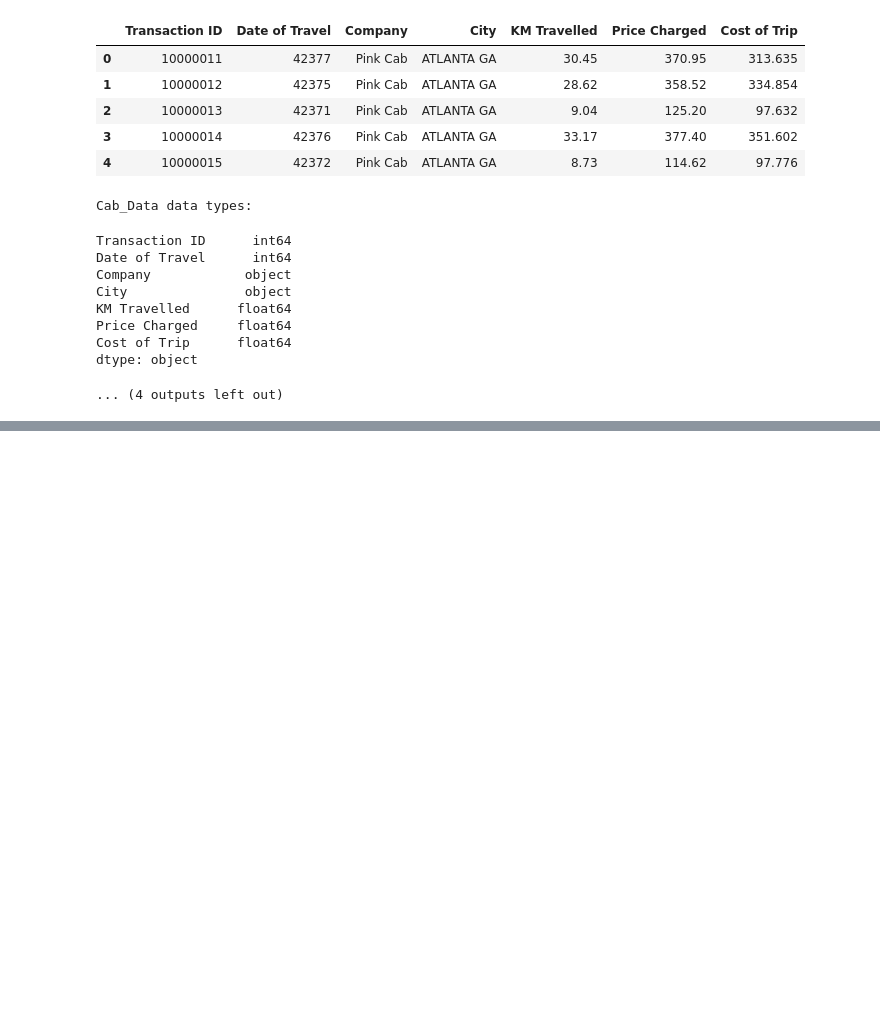
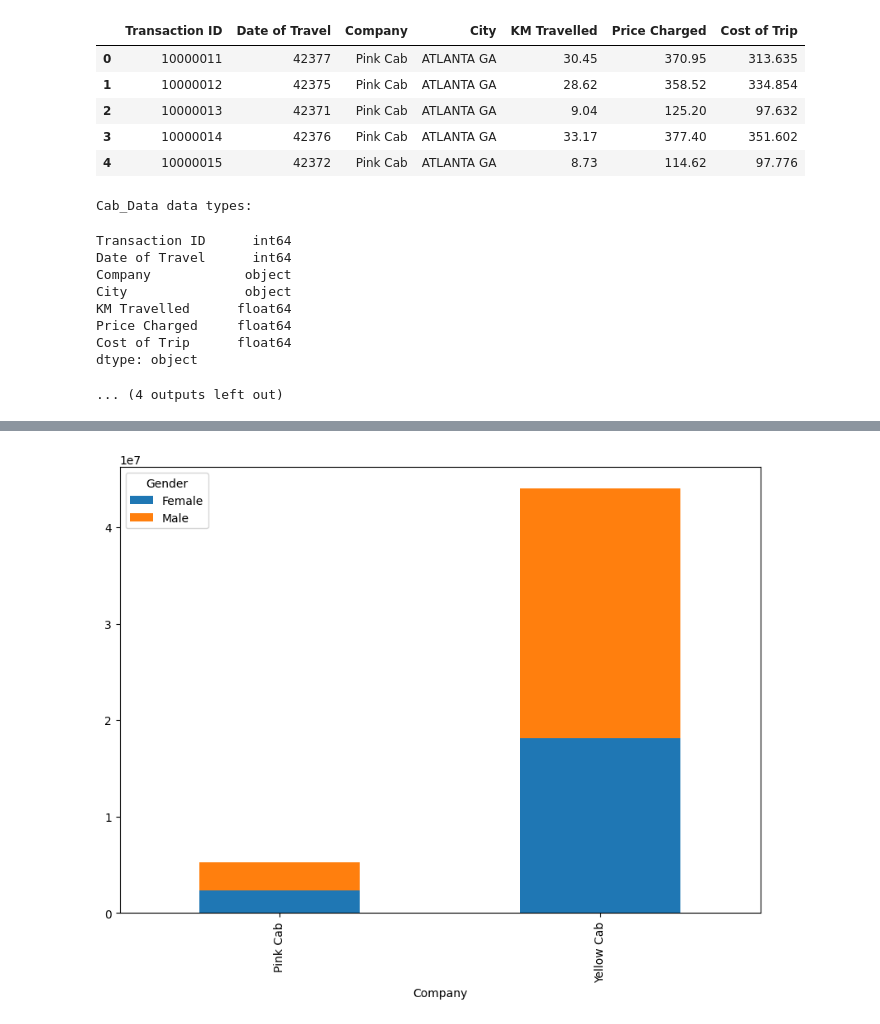
Before and after one commit to YunkeW/ML-Projects, a Jupyter notebook: EDA.ipynb, the cells around one changed output, grey strips where cells are left out. Saved outputs shown, nothing was run; the diff lists cells and outputs as text; code cells hidden in the pictures; blank space fills up the shorter version.

```diff
--- a/EDA.ipynb
+++ b/EDA.ipynb
@@ -69,0 +71,6 @@ Change 'Population' and 'Users' from object to integer.
+# %%
+Cab_Data.drop('Date of Travel', axis= 1, inplace= True)
+if City['Population'].dtype == 'object':
+    City['Population'] = City['Population'].str.replace(',', '').astype(int)
+if City['Users'].dtype == 'object':
+    City['Users'] = City['Users'].str.replace(',', '').astype(int)
@@ -69,0 +110,6 @@ Change 'Population' and 'Users' from object to integer.
+# %%
+df = pd.merge(Cab_Data, Transaction_ID, on='Transaction ID')
+df = pd.merge(df, Customer_ID, on= 'Customer ID')
+df = pd.merge(df, City, on= 'City')
+df['Profit'] = df['Price Charged'] - df['Cost of Trip']
+df.head()
@@ -69,0 +127,4 @@ Change 'Population' and 'Users' from object to integer.
+# %%
+# Group by gender and calculate average profit and order counts.
+gender_stats = df.groupby(['Company', 'Gender']).agg({'Profit':'sum', 'Transaction ID' : 'count'}).rename(columns={'Profit' : 'Total Profit', 'Transaction ID' : 'Order Count'}).unstack()
+gender_stats
@@ -69,0 +137,7 @@ Change 'Population' and 'Users' from object to integer.
+# %%
+# Group by gender and calculate average profit and order counts.
+plot_data = gender_stats['Total Profit']
+plot_data.plot(kind='bar', stacked=True, figsize=(10, 7))
+plt.show()
+# %% [output]
+[figure, added]
```
Also changed, not shown: parts of 20 cells of this notebook.
